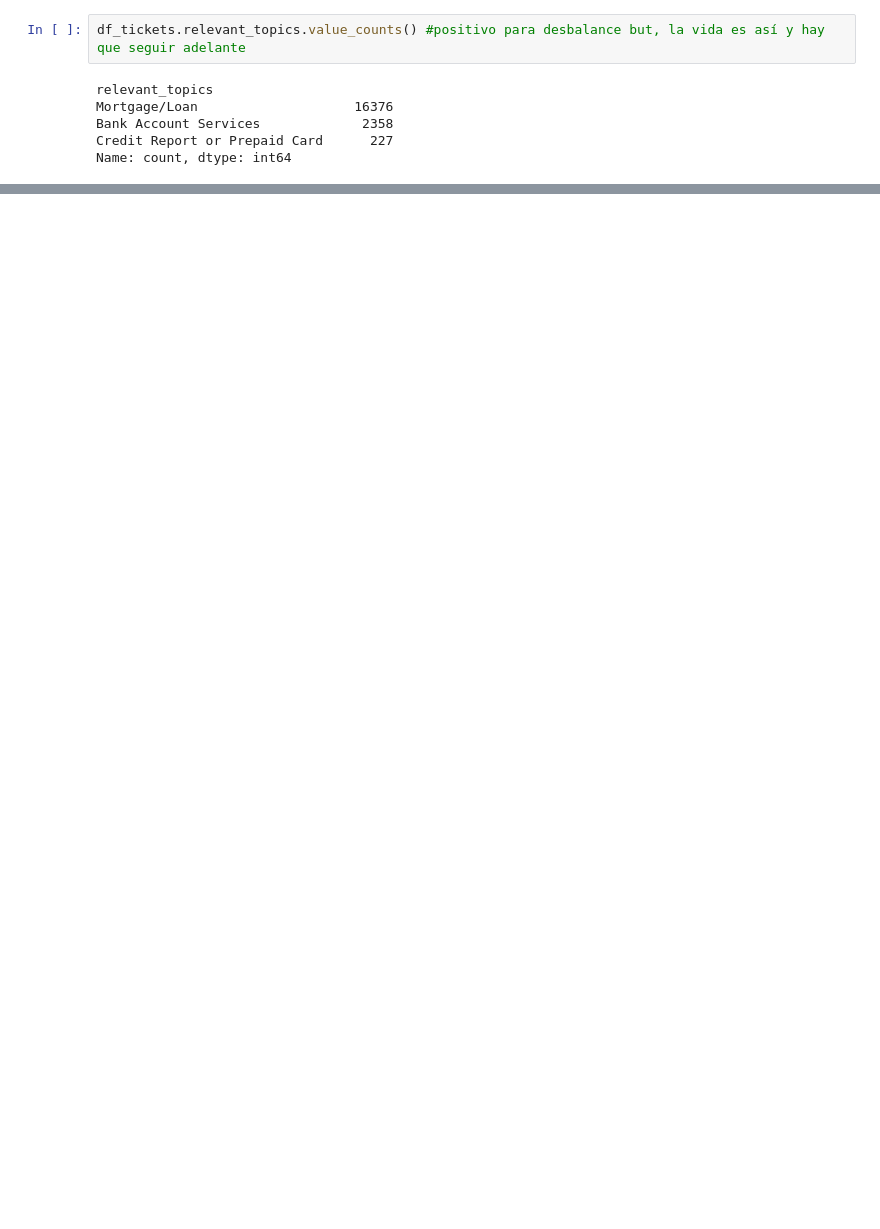
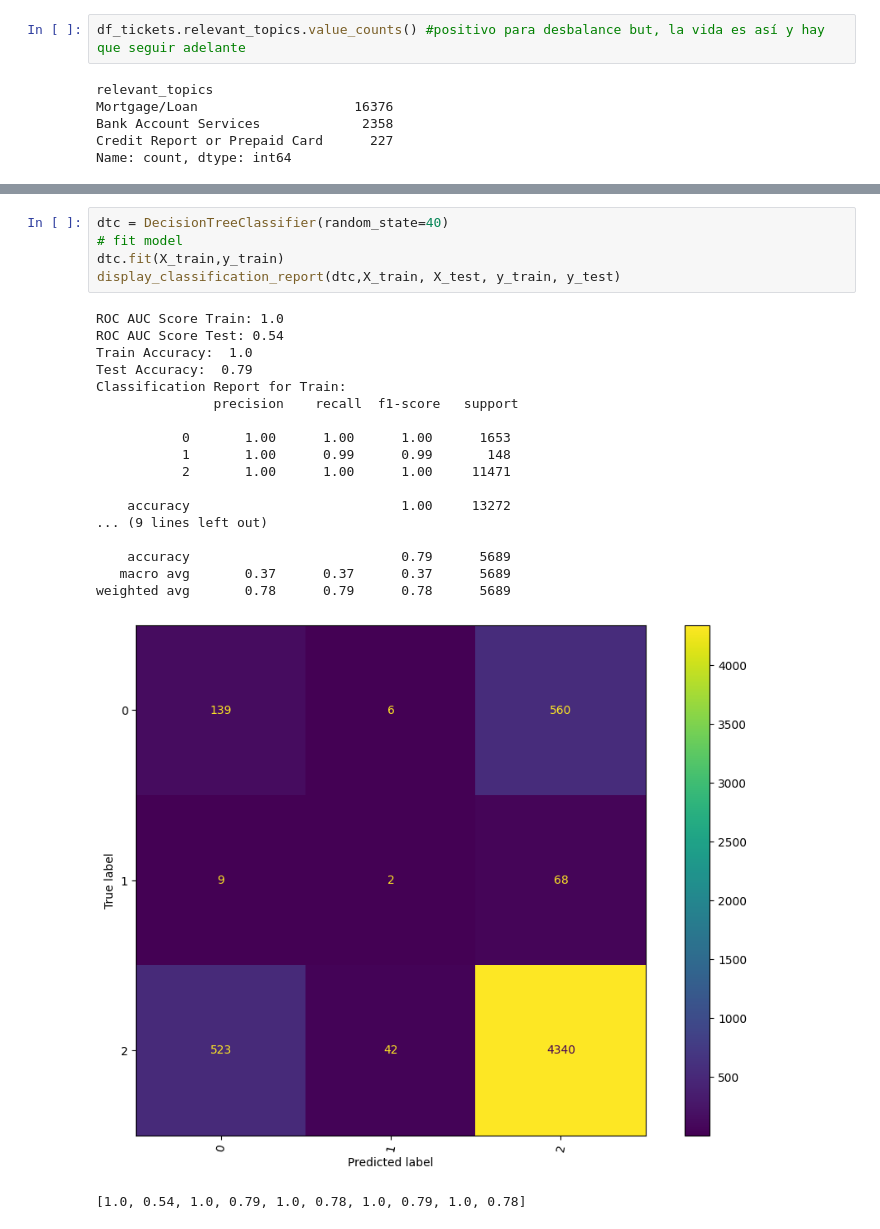
Before and after one commit to Mariac-db/Mlops-platzi, a Jupyter notebook: tracking/tracking_data_tickets_baseline.ipynb, the cells around one changed output, grey strips where cells are left out. Saved outputs shown, nothing was run; the diff lists cells and outputs as text; blank space fills up the shorter version.

```diff
--- a/tracking/tracking_data_tickets_baseline.ipynb
+++ b/tracking/tracking_data_tickets_baseline.ipynb
@@ -94,0 +318,25 @@ def data_transform(df:pd.DataFrame):
+# %%
+dtc = DecisionTreeClassifier(random_state=40)
+# fit model
+dtc.fit(X_train,y_train)
+display_classification_report(dtc,X_train, X_test, y_train, y_test)
+# %% [output]
+ROC AUC Score Train: 1.0
+ROC AUC Score Test: 0.54
+Train Accuracy:  1.0
+Test Accuracy:  0.79
+Classification Report for Train:
+               precision    recall  f1-score   support
+
+           0       1.00      1.00      1.00      1653
+           1       1.00      0.99      0.99       148
+           2       1.00      1.00      1.00     11471
+
+    accuracy                           1.00     13272
+... (9 lines left out)
+
+    accuracy                           0.79      5689
+   macro avg       0.37      0.37      0.37      5689
+weighted avg       0.78      0.79      0.78      5689
+[figure, added]
+[1.0, 0.54, 1.0, 0.79, 1.0, 0.78, 1.0, 0.79, 1.0, 0.78]
```
Also changed, not shown: parts of 12 cells of this notebook, 1 other file.
